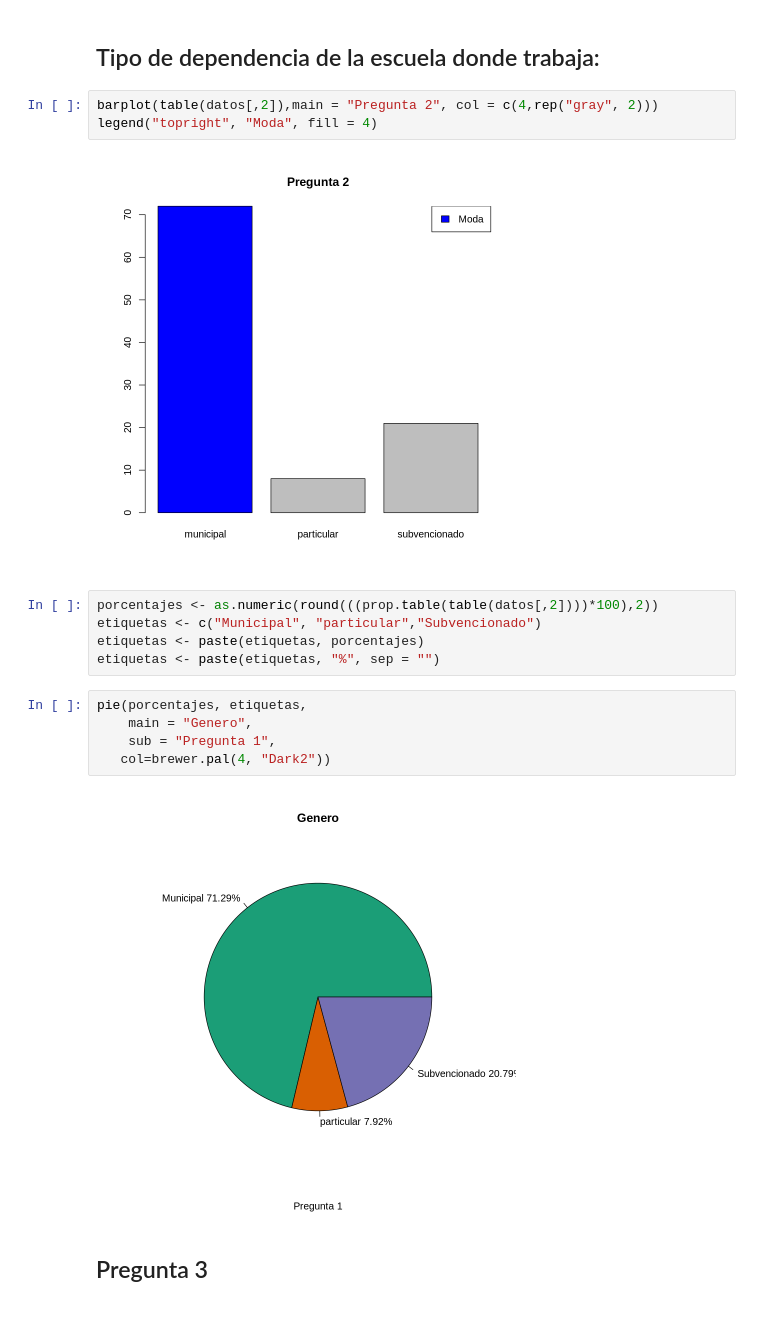
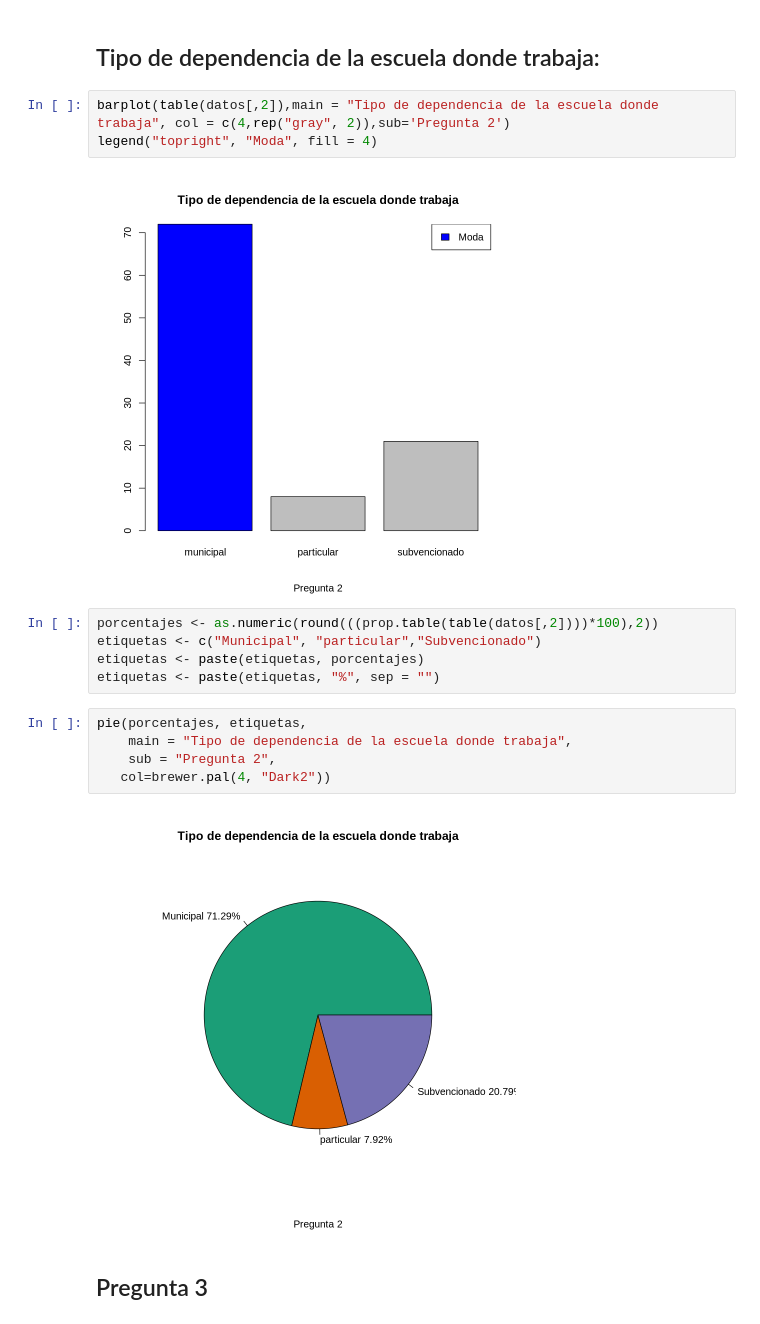
Before and after one commit to Taz-Ricardo/Validacion, a Jupyter notebook: Codigos validacion.ipynb, the cells around one changed output. Saved outputs shown, nothing was run; the diff lists cells and outputs as text.

```diff
--- a/Codigos validacion.ipynb
+++ b/Codigos validacion.ipynb
@@ -238,10 +250,10 @@ pie(porcentajes, etiquetas,
 # %% [markdown]
 ## Tipo de dependencia de la escuela donde trabaja:
 # %%
-barplot(table(datos[,2]),main = "Pregunta 2", col = c(4,rep("gray", 2)))
+barplot(table(datos[,2]),main = "Tipo de dependencia de la escuela donde trabaja", col = c(4,rep("gray", 2)),sub='Pregunta 2')
 legend("topright", "Moda", fill = 4)
 # %% [output]
-[figure, old version]
+[figure, new version]
 # %%
 porcentajes <- as.numeric(round(((prop.table(table(datos[,2])))*100),2))
 etiquetas <- c("Municipal", "particular","Subvencionado")
@@ -249,11 +261,11 @@ etiquetas <- paste(etiquetas, porcentajes)
 etiquetas <- paste(etiquetas, "%", sep = "")
 # %%
 pie(porcentajes, etiquetas,
-    main = "Genero",
-    sub = "Pregunta 1",
+    main = "Tipo de dependencia de la escuela donde trabaja",
+    sub = "Pregunta 2",
    col=brewer.pal(4, "Dark2"))
 # %% [output]
-[figure, old version]
+[figure, new version]
 # %% [markdown]
 ## Pregunta 3
 # %% [markdown]
```
Also changed, not shown: parts of 116 cells of this notebook, 6 other files.
